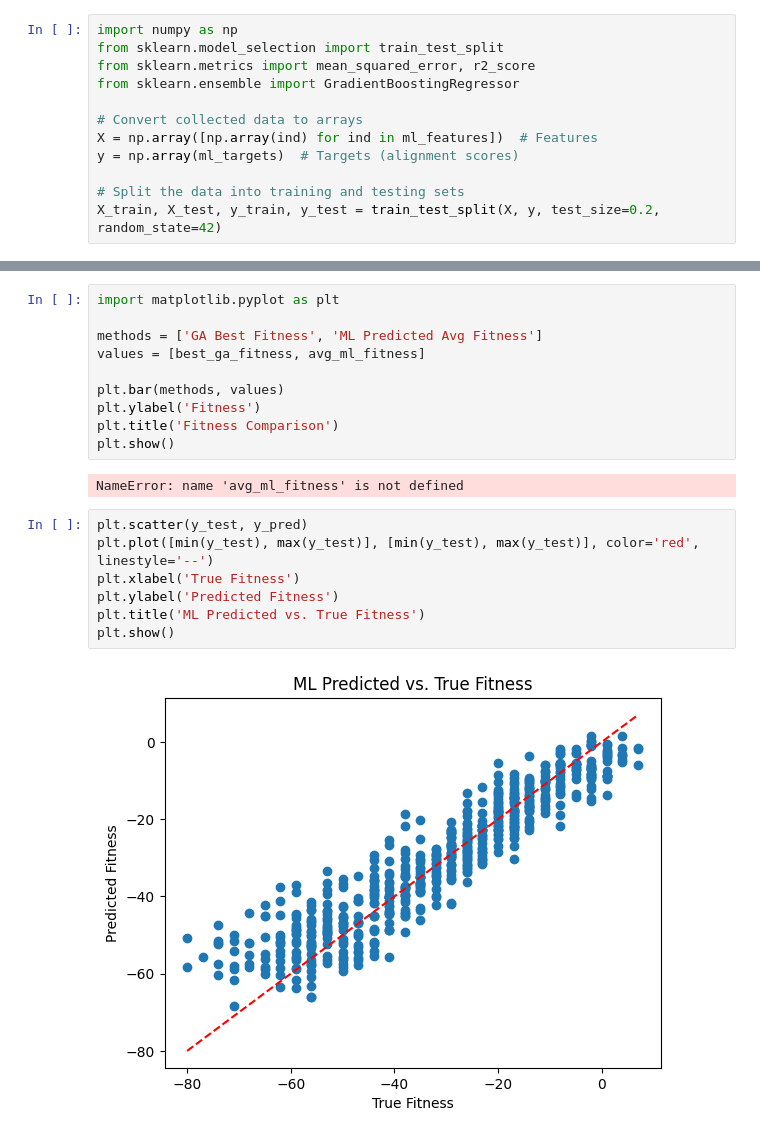
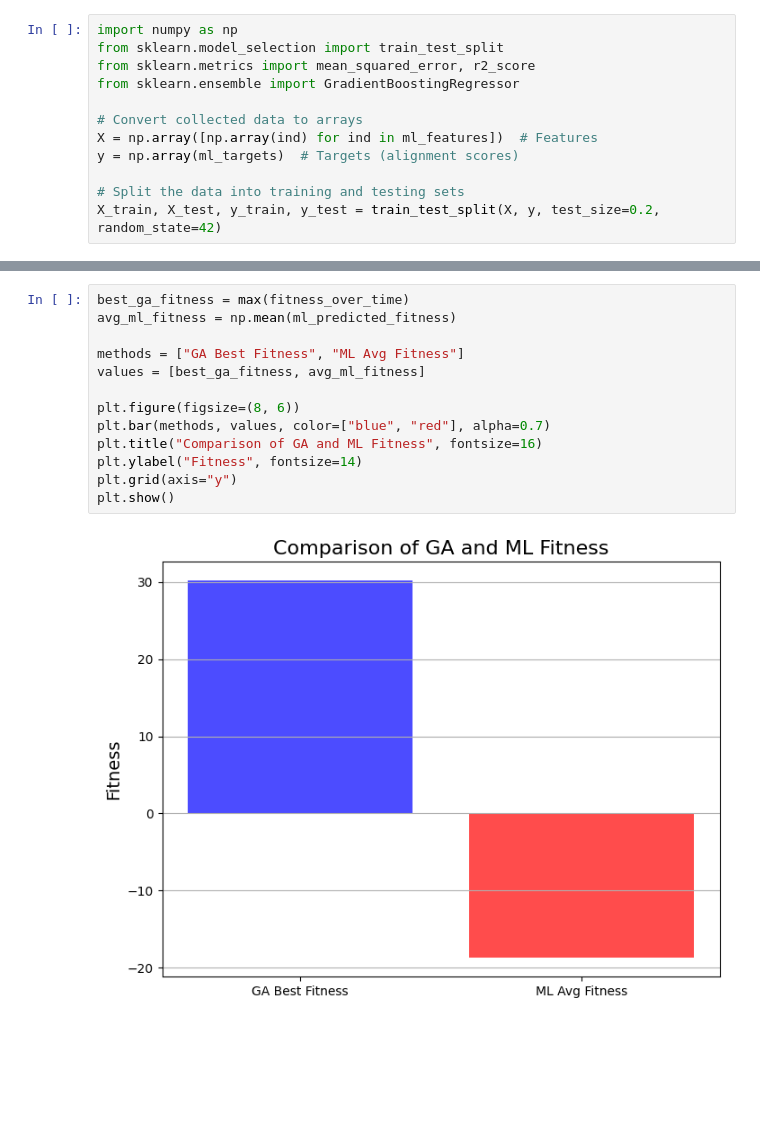
Before and after one commit to RoshenH/Optimizing-Sequence-Alignment-in-Genomics-Using-Evolutionary-Algorithms, a Jupyter notebook: CI.ipynb, the cells around one changed output, grey strips where cells are left out. Cells and saved outputs as stored; diff of their text form; blank space fills up the shorter version.

```diff
--- a/CI.ipynb
+++ b/CI.ipynb
@@ -382,21 +336,15 @@ Achieved at Generation: 53
 # %%
-import matplotlib.pyplot as plt
+best_ga_fitness = max(fitness_over_time)
+avg_ml_fitness = np.mean(ml_predicted_fitness)
 
-methods = ['GA Best Fitness', 'ML Predicted Avg Fitness']
+methods = ["GA Best Fitness", "ML Avg Fitness"]
 values = [best_ga_fitness, avg_ml_fitness]
 
-plt.bar(methods, values)
-plt.ylabel('Fitness')
-plt.title('Fitness Comparison')
+plt.figure(figsize=(8, 6))
+plt.bar(methods, values, color=["blue", "red"], alpha=0.7)
+plt.title("Comparison of GA and ML Fitness", fontsize=16)
+plt.ylabel("Fitness", fontsize=14)
+plt.grid(axis="y")
 plt.show()
 # %% [output]
-NameError: name 'avg_ml_fitness' is not defined
+[figure, added]
-# %%
-plt.scatter(y_test, y_pred)
-plt.plot([min(y_test), max(y_test)], [min(y_test), max(y_test)], color='red', linestyle='--')
-plt.xlabel('True Fitness')
-plt.ylabel('Predicted Fitness')
-plt.title('ML Predicted vs. True Fitness')
-plt.show()
-# %% [output]
-[figure, removed]
```
Also changed, not shown: parts of 13 cells of this notebook.
